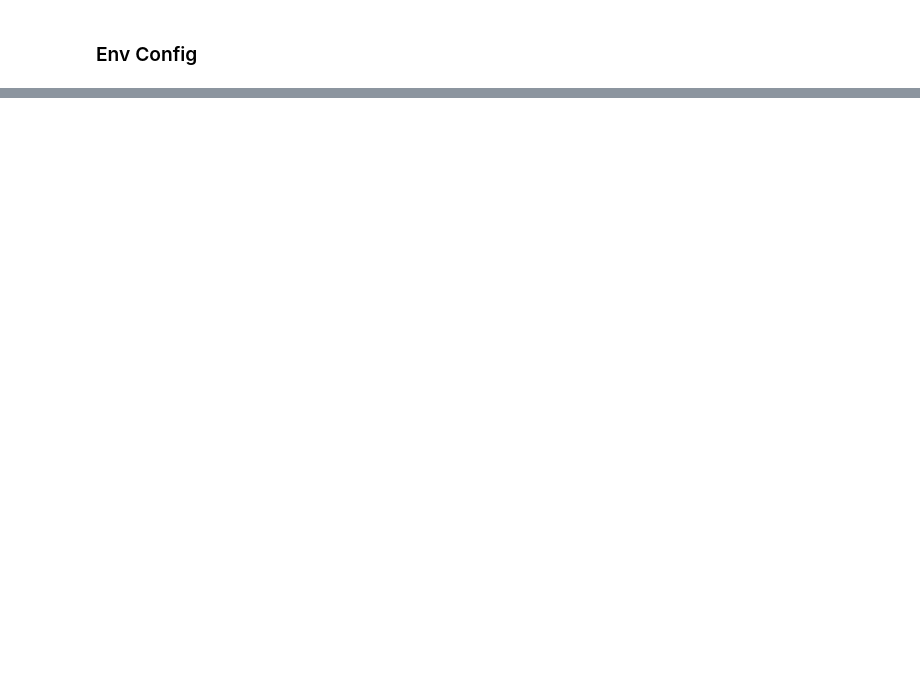
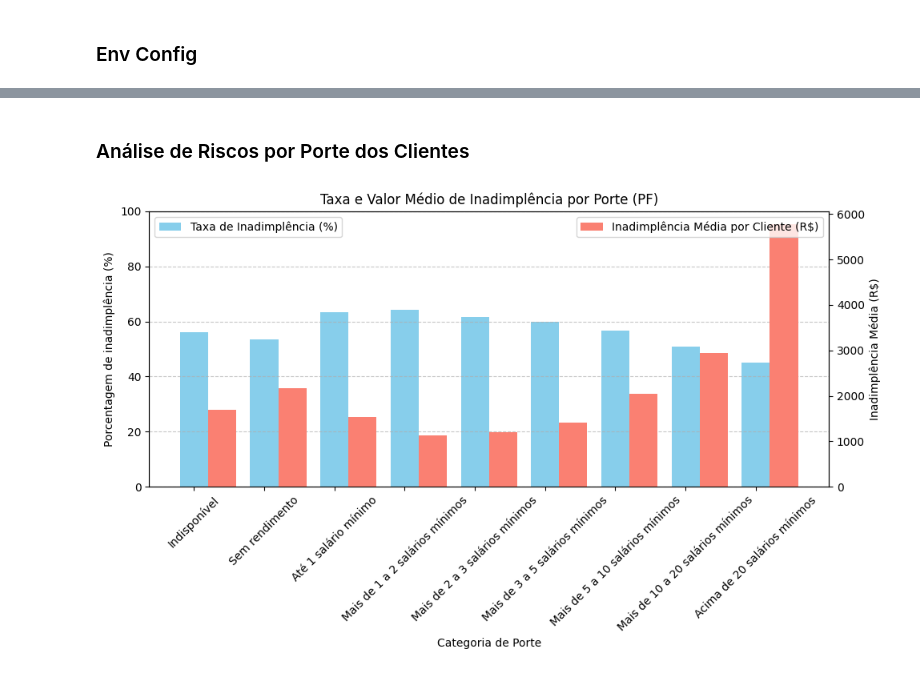
Before and after one commit to AutoProvision/market-analysis.notebook, a Jupyter notebook: analysis.ipynb, the cells around one changed output, grey strips where cells are left out. Drawn from its saved outputs; the diff is of its cells as text; code cells hidden in the pictures; blank space fills up the shorter version.

```diff
--- a/analysis.ipynb
+++ b/analysis.ipynb
@@ -50,0 +53,68 @@ dtype: object
+# %% [markdown]
+### Análise de Riscos por Porte dos Clientes
+# %%
+inadimplentes = df[df['vl_carteira_inadimplida_arrastada'] != 0.00]
+
+inadimplentes_por_porte = inadimplentes.groupby('ct_porte').size() / df.groupby('ct_porte').size() * 100
+
+inadimplencia_media_por_cliente = inadimplentes.groupby('ct_porte')['vl_media_carteira_inadimplida_por_operacao'].mean()
+
+ordem = [
+    "Indisponível",
+    "Sem rendimento",
+    "Micro",
+    "Pequeno",
+    "Médio",
+    "Grande",
+    "Até 1 salário mínimo",
+    "Mais de 1 a 2 salários mínimos",
+    "Mais de 2 a 3 salários mínimos",
+    "Mais de 3 a 5 salários mínimos",
+    "Mais de 5 a 10 salários mínimos",
+    "Mais de 10 a 20 salários mínimos",
+    "Acima de 20 salários mínimos"
+]
+
+inadimplentes_por_porte = pd.Series(
+    inadimplentes_por_porte.values,
+    index=inadimplentes_por_porte.index,
+    dtype="category"
+).reindex(ordem).dropna()
+
+inadimplencia_media_por_cliente = pd.Series(
+    inadimplencia_media_por_cliente.values,
+    index=inadimplencia_media_por_cliente.index,
+    dtype="category"
+).reindex(ordem).dropna()
+
+largura_barra = 0.4
+
+fig, ax1 = plt.subplots(figsize=(10, 6))
+
+posicoes = range(len(inadimplentes_por_porte.index))
+
+ax1.bar(posicoes, inadimplentes_por_porte.values, color='skyblue', label='Taxa de Inadimplência (%)', width=largura_barra, align='center')
+
+ax2 = ax1.twinx()
+
+ax2.bar([p + largura_barra for p in posicoes], inadimplencia_media_por_cliente.values, color='salmon', label='Inadimplência Média por Cliente (R$)', width=largura_barra, align='center')
+
+ax1.set_title(f'Taxa e Valor Médio de Inadimplência por Porte ({CLASSIFICACAO_DF})')
+ax1.set_xlabel('Categoria de Porte')
+ax1.set_ylabel('Porcentagem de inadimplência (%)')
+ax2.set_ylabel('Inadimplência Média (R$)')
+
+ax1.set_xticks([p for p in posicoes])
+ax1.set_xticklabels(inadimplentes_por_porte.index, rotation=45)
+
+ax1.set_ylim(0, 100)
+
+ax1.legend(loc='upper left')
+ax2.legend(loc='upper right')
+
+ax1.grid(axis='y', linestyle='--', alpha=0.7)
+
+plt.tight_layout()
+plt.show()
+# %% [output]
+[figure, added]
```
Also changed, not shown: parts of 23 cells of this notebook, 1 other file.
